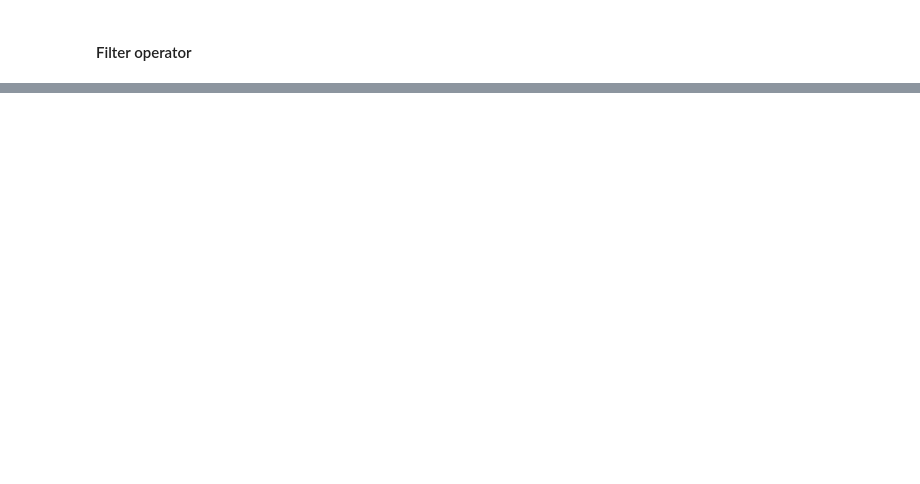
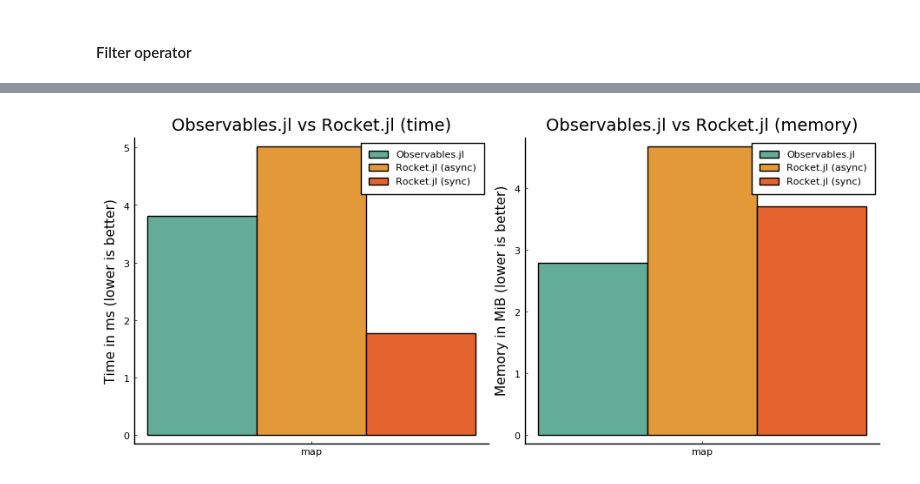
Before and after one commit to ReactiveBayes/Rocket.jl, a Jupyter notebook: demo/04_performance_comparison.ipynb, the cells around one changed output, grey strips where cells are left out. Cells and saved outputs as stored; diff of their text form; code cells hidden in the pictures; blank space fills up the shorter version.

Commit message:
docs(): Add benchmark comparison with Observables.jl

```diff
--- a/demo/04_performance_comparison.ipynb
+++ b/demo/04_performance_comparison.ipynb
@@ -70,5 +71,22 @@ function signals_jl_map(; async_mode = true)
     return values
 end
 
+function observables_jl_map()
+    x = Observables.Observable(0)
+
+    m = map(x -> x ^ 2, x)
+
+    values = Vector{Int}()
+    Observables.on(m) do v
+        push!(values, v)
+    end
+
+    for i in 0:N
+        x[] = i
+    end
+
+    return values
+end
+
 squared_operator = map(Int, d -> d ^ 2);
 # %%
@@ -82,6 +101,7 @@ bmap2 = @benchmark signals_jl_map(async_mode = true);
 bmap3 = @benchmark signals_jl_map(async_mode = false);
 bmap4 = @benchmark rocket_jl($squared_operator, scheduler = AsyncScheduler());
 bmap5 = @benchmark rocket_jl($squared_operator, scheduler = AsapScheduler());
+bmap6 = @benchmark observables_jl_map();
 # %%
 presult(name, benchmark) = println(name, BenchmarkTools.prettytime(time(benchmark)), " | ", BenchmarkTools.prettymemory(memory(benchmark)))
 # %% [output]
@@ -167,3 +189,4 @@ c2 = get(ColorSchemes.rainbow, 0.2) ;
 c3 = get(ColorSchemes.rainbow, 0.3) ;
 c4 = get(ColorSchemes.rainbow, 0.8) ;
 c5 = get(ColorSchemes.rainbow, 0.9) ;
+c6 = get(ColorSchemes.rainbow, 0.4) ;
@@ -221,0 +242,18 @@ savefig("pics/signals-rocket.svg")
+# %%
+sx = repeat(["Observables.jl", "Rocket.jl (async)", "Rocket.jl (sync)"], inner = 1)
+nam = repeat([ " map " ], outer = 3)
+
+mn = [
+    bmap6
+    bmap4
+    bmap5
+]
+
+p1 = groupedbar(nam, time.(mn)./1e6, bar_edges = false, group = sx, ylabel = "Time in ms (lower is better)", title = "Observables.jl vs Rocket.jl (time)", color=[c6 c4 c5], legend=:topright)
+p2 = groupedbar(nam, memory.(mn)./2^20, bar_edges = false, group = sx, ylabel = "Memory in MiB (lower is better)", title = "Observables.jl vs Rocket.jl (memory)", color=[c6 c4 c5], legend=:topright)
+
+p = plot(p1, p2, size = (900, 400), layout = grid(1, 2))
+
+savefig("pics/observables-rocket.svg")
+# %% [output]
+[figure, added]
```
Also changed, not shown: parts of 9 cells of this notebook, 3 other files.
